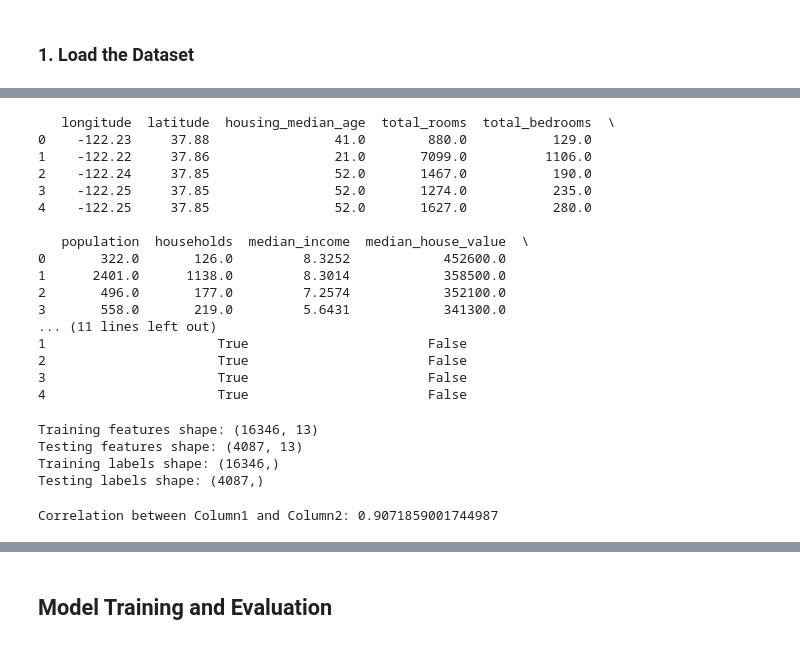
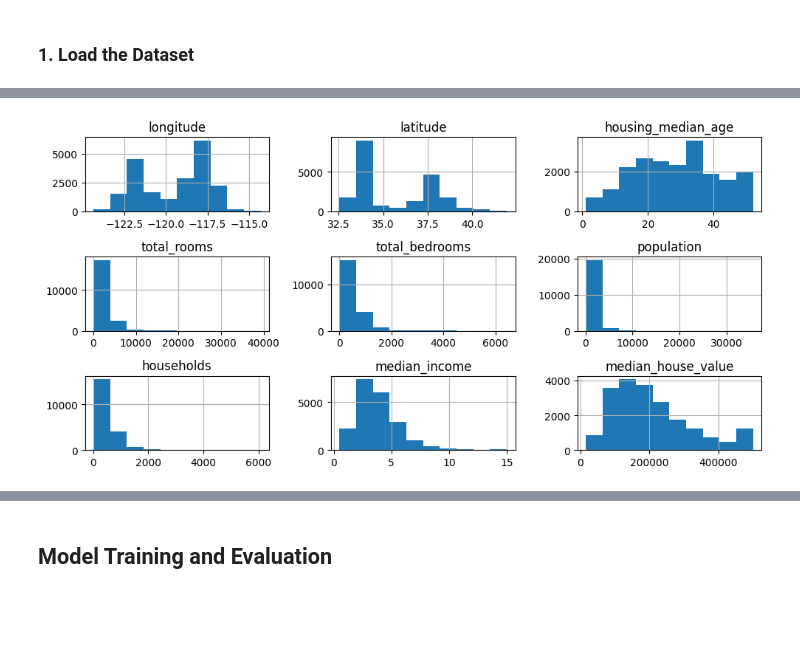
Before and after one commit to DangKhoi143/Foundations-Of-AI-Assignment-2, a Jupyter notebook: ML.ipynb, the cells around one changed output, grey strips where cells are left out. Saved outputs shown, nothing was run; the diff lists cells and outputs as text; code cells hidden in the pictures; blank space fills up the shorter version.

```diff
--- a/ML.ipynb
+++ b/ML.ipynb
@@ -79,0 +137,10 @@ plt.show()
+# %%
+# Plot histogram of numeric features
+raw_data.hist(figsize=(10,5))
+plt.rcParams['xtick.labelsize'] = 10
+plt.rcParams['ytick.labelsize'] = 10
+plt.tight_layout()
+plt.savefig('figures/hist_raw_data.png', format='png', dpi=300)
+plt.show()
+# %% [output]
+[figure, added]
@@ -80,28 +151,10 @@ plt.show()
 # %%
 # One-hot encoding for 'ocean_proximity'
-df_encoded = pd.get_dummies(df, columns=['ocean_proximity'])
+raw_data_encoded = pd.get_dummies(raw_data, columns=['ocean_proximity'])
-# %% [output]
-   longitude  latitude  housing_median_age  total_rooms  total_bedrooms  \
-0    -122.23     37.88                41.0        880.0           129.0
-1    -122.22     37.86                21.0       7099.0          1106.0
-2    -122.24     37.85                52.0       1467.0           190.0
-3    -122.25     37.85                52.0       1274.0           235.0
-4    -122.25     37.85                52.0       1627.0           280.0
-
-   population  households  median_income  median_house_value  \
-0       322.0       126.0         8.3252            452600.0
-1      2401.0      1138.0         8.3014            358500.0
-2       496.0       177.0         7.2574            352100.0
-3       558.0       219.0         5.6431            341300.0
-... (11 lines left out)
-1                      True                       False
-2                      True                       False
-3                      True                       False
-4                      True                       False
 # %%
-# 1. Separate Features (X) and Target (y)
-X = df_encoded.drop('median_house_value', axis=1)
-y = df_encoded['median_house_value']
+# Separate Features (X) and Target (y)
+X = raw_data_encoded.drop('median_house_value', axis=1)
+y = raw_data_encoded['median_house_value']
 
 # Split the data: 80% training, 20% testing
 X_train, X_test, y_train, y_test = train_test_split(X, y, test_size=0.2, random_state=42)
@@ -111,13 +164,3 @@ print(f"Training features shape: {X_train.shape}")
 print(f"Testing features shape: {X_test.shape}")
 print(f"Training labels shape: {y_train.shape}")
 print(f"Testing labels shape: {y_test.shape}")
-# %% [output]
-Training features shape: (16346, 13)
-Testing features shape: (4087, 13)
-Training labels shape: (16346,)
-Testing labels shape: (4087,)
-# %%
-correlation = df['population'].corr(df['households'])
-print(f'Correlation between Column1 and Column2: {correlation}')
-# %% [output]
-Correlation between Column1 and Column2: 0.9071859001744987
```
Also changed, not shown: parts of 30 cells of this notebook, 6 other files.
